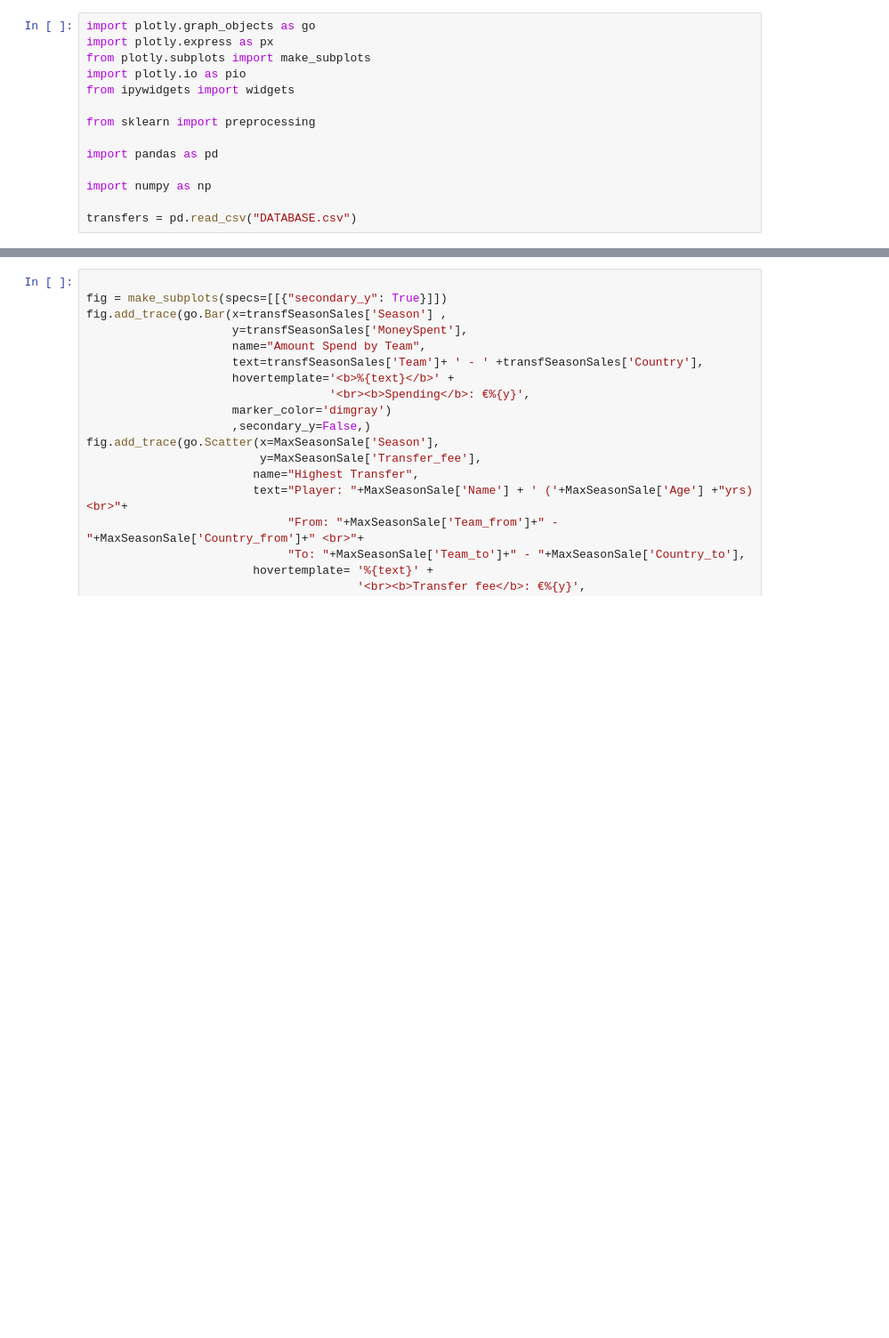
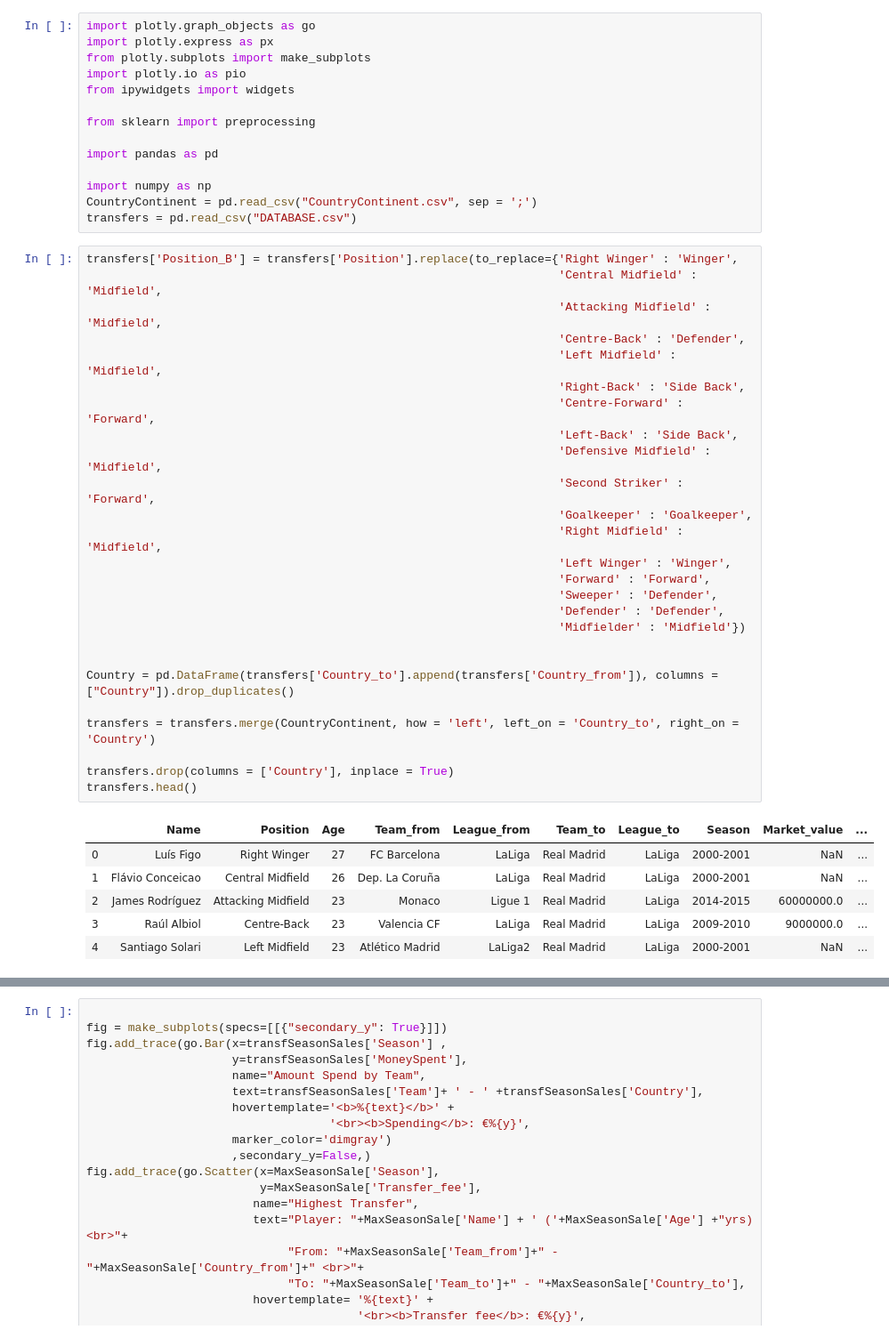
Before and after one commit to hvjanuario/DV, a Jupyter notebook: DataViz_Plots.ipynb, the cells around one changed output, grey strips where cells are left out. Shown at 89% size. Saved outputs shown, nothing was run; the diff lists cells and outputs as text; blank space fills up the shorter version.

```diff
--- a/DataViz_Plots.ipynb
+++ b/DataViz_Plots.ipynb
@@ -10,8 +10,41 @@ from sklearn import preprocessing
 import pandas as pd
 
 import numpy as np
-
+CountryContinent = pd.read_csv("CountryContinent.csv", sep = ';')
 transfers = pd.read_csv("DATABASE.csv")
+# %%
+transfers['Position_B'] = transfers['Position'].replace(to_replace={'Right Winger' : 'Winger',
+                                                                    'Central Midfield' : 'Midfield',
+                                                                    'Attacking Midfield' : 'Midfield',
+                                                                    'Centre-Back' : 'Defender',
+                                                                    'Left Midfield' : 'Midfield',
+                                                                    'Right-Back' : 'Side Back',
+                                                                    'Centre-Forward' : 'Forward',
+                                                                    'Left-Back' : 'Side Back',
+                                                                    'Defensive Midfield' : 'Midfield',
+                                                                    'Second Striker' : 'Forward',
+                                                                    'Goalkeeper' : 'Goalkeeper',
+                                                                    'Right Midfield' : 'Midfield',
+                                                                    'Left Winger' : 'Winger',
+                                                                    'Forward' : 'Forward',
+                                                                    'Sweeper' : 'Defender',
+                                                                    'Defender' : 'Defender',
+                                                                    'Midfielder' : 'Midfield'})
+
+
+Country = pd.DataFrame(transfers['Country_to'].append(transfers['Country_from']), columns = ["Country"]).drop_duplicates()
+
+transfers = transfers.merge(CountryContinent, how = 'left', left_on = 'Country_to', right_on = 'Country')
+
+transfers.drop(columns = ['Country'], inplace = True)
+transfers.head()
+# %% [output]
+|  | Name | Position | Age | Team_from | League_from | Team_to | League_to | Season | Market_value | ... |
+| 0 | Luís Figo | Right Winger | 27 | FC Barcelona | LaLiga | Real Madrid | LaLiga | 2000-2001 | NaN | ... |
+| 1 | Flávio Conceicao | Central Midfield | 26 | Dep. La Coruña | LaLiga | Real Madrid | LaLiga | 2000-2001 | NaN | ... |
+| 2 | James Rodríguez | Attacking Midfield | 23 | Monaco | Ligue 1 | Real Madrid | LaLiga | 2014-2015 | 60000000.0 | ... |
+| 3 | Raúl Albiol | Centre-Back | 23 | Valencia CF | LaLiga | Real Madrid | LaLiga | 2009-2010 | 9000000.0 | ... |
+| 4 | Santiago Solari | Left Midfield | 23 | Atlético Madrid | LaLiga2 | Real Madrid | LaLiga | 2000-2001 | NaN | ... |
 # %%
 transfTeamSales = transfers.groupby(['Team_from','Country_from']).agg(EarnedMoney=('Transfer_fee', 'sum'), NumSales=('Transfer_fee', 'size')).reset_index()
 transfTeamPurchase = transfers.groupby(['Team_to','Country_to']).agg(SpentMoney=('Transfer_fee', 'sum'), NumSignings=('Transfer_fee', 'size')).reset_index()
```
Also changed, not shown: parts of 12 cells of this notebook.
